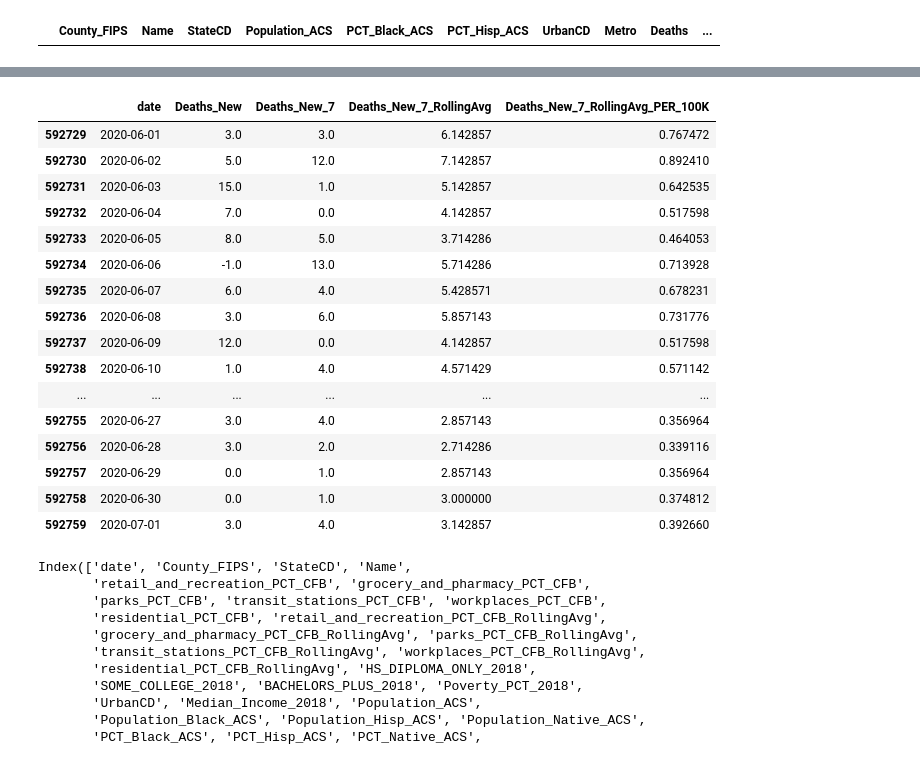
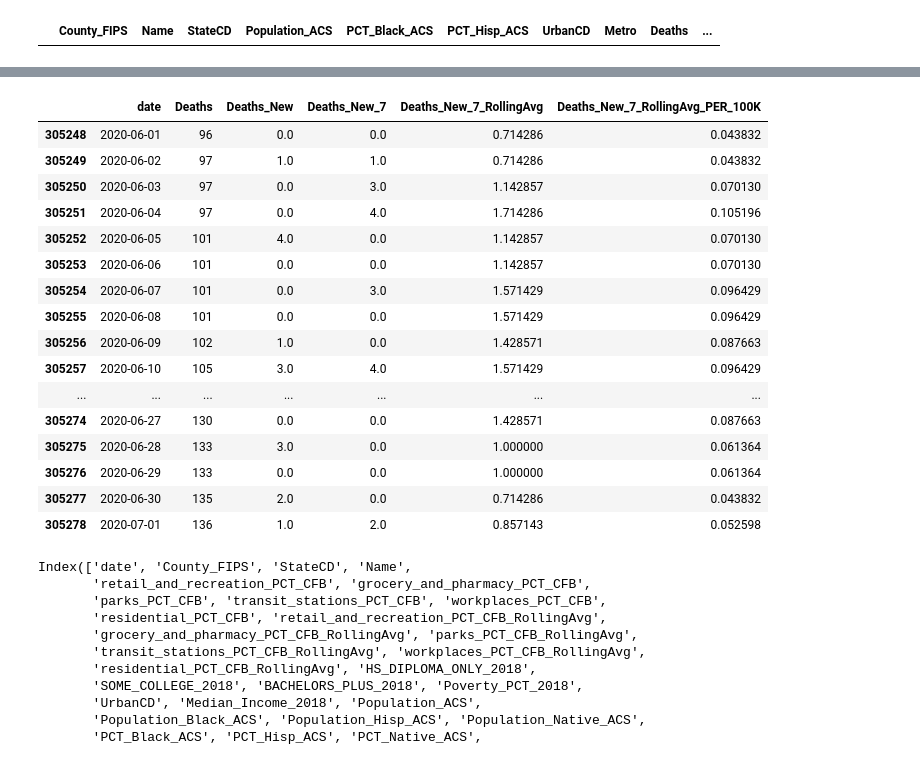
Before and after one commit to pballent/hia-covid, a Jupyter notebook: hia_covid_python_exploration/Combined_Data_Exploration.ipynb, the cells around one changed output, grey strips where cells are left out. Cells and saved outputs as stored; diff of their text form; code cells hidden in the pictures.

```diff
--- a/hia_covid_python_exploration/Combined_Data_Exploration.ipynb
+++ b/hia_covid_python_exploration/Combined_Data_Exploration.ipynb
@@ -11,7 +11,7 @@ combined = pd.read_csv(r"/Users/philip.ballentine/Documents/hia_covid_repo/hia_c
 # %%
 combined['date'] = combined['date'].astype("datetime64")
 # %%
-combined_sub = combined.drop(columns=['Unnamed: 0','Date','locationcol'])
+combined_sub = combined.drop(columns=['Unnamed: 0','Date','locationcol','Country/Region'])
 # %%
 list(combined_sub.columns)
 # %% [output]
@@ -39,5 +39,7 @@ county = combined_sub.groupby(["Name","State","County_FIPS"])[combined_sub.colum
 # %%
+county = combined_sub.groupby(["Name","State","County_FIPS","Region","Division"])[combined_sub.columns].max()
 county = pd.DataFrame(county) #.reset_index(inplace=True)
+county.reset_index(inplace=True)
 # %%
 county.reset_index(inplace=True)
 # %%
@@ -139,0 +164,18 @@ plt.show()
+# %%
+import random as random
+
+list_counties = list(county[county.Population_ACS >= 1000000].County_FIPS.unique())
+list_random = random.choices(list_counties, k=4)
+# %%
+for i in list_random:
+    bigh = combined_sub[combined_sub.County_FIPS == i]
+    bigh = bigh[bigh.date <= '2020-10-20']
+    bigh = bigh[bigh.date >= '2020-06-01']
+    name_county = bigh.Name.iloc[0]+' '+bigh.StateCD.iloc[0]
+    plt.figure(figsize=(12,3))
+    ax = sns.lineplot(x="date", y="Confirmed_New_RollingAvg_PER_100K", label="Confirmed", data=bigh)
+    ax2 = ax.twinx()
+    ax2 = sns.lineplot(x="date", y="Deaths_New_14_RollingAvg_PER_100K", label="Deaths", color='red', data=bigh)
+    ax2 = sns.lineplot(x="date", y="Deaths_New_7_RollingAvg_PER_100K", label="Deaths", color='orange', data=bigh)
+    plt.title("{x} county".format(x=name_county))
+    plt.show()
@@ -140,23 +221,23 @@ plt.show()
 # %%
-bigh[(bigh.date >= "2020-06-01") &(bigh.date <= "2020-07-01")][['date','Deaths_New','Deaths_New_7','Deaths_New_7_RollingAvg','Deaths_New_7_RollingAvg_PER_100K']]
+bigh[(bigh.date >= "2020-06-01") &(bigh.date <= "2020-07-01")][['date','Deaths','Deaths_New','Deaths_New_7','Deaths_New_7_RollingAvg','Deaths_New_7_RollingAvg_PER_100K']]
 # %% [output]
-|  | date | Deaths_New | Deaths_New_7 | Deaths_New_7_RollingAvg | Deaths_New_7_RollingAvg_PER_100K |
-| 592729 | 2020-06-01 | 3.0 | 3.0 | 6.142857 | 0.767472 |
-| 592730 | 2020-06-02 | 5.0 | 12.0 | 7.142857 | 0.892410 |
-| 592731 | 2020-06-03 | 15.0 | 1.0 | 5.142857 | 0.642535 |
-| 592732 | 2020-06-04 | 7.0 | 0.0 | 4.142857 | 0.517598 |
-| 592733 | 2020-06-05 | 8.0 | 5.0 | 3.714286 | 0.464053 |
-| 592734 | 2020-06-06 | -1.0 | 13.0 | 5.714286 | 0.713928 |
-| 592735 | 2020-06-07 | 6.0 | 4.0 | 5.428571 | 0.678231 |
-| 592736 | 2020-06-08 | 3.0 | 6.0 | 5.857143 | 0.731776 |
-| 592737 | 2020-06-09 | 12.0 | 0.0 | 4.142857 | 0.517598 |
-| 592738 | 2020-06-10 | 1.0 | 4.0 | 4.571429 | 0.571142 |
-| ... | ... | ... | ... | ... | ... |
-| 592755 | 2020-06-27 | 3.0 | 4.0 | 2.857143 | 0.356964 |
-| 592756 | 2020-06-28 | 3.0 | 2.0 | 2.714286 | 0.339116 |
-| 592757 | 2020-06-29 | 0.0 | 1.0 | 2.857143 | 0.356964 |
-| 592758 | 2020-06-30 | 0.0 | 1.0 | 3.000000 | 0.374812 |
-| 592759 | 2020-07-01 | 3.0 | 4.0 | 3.142857 | 0.392660 |
+|  | date | Deaths | Deaths_New | Deaths_New_7 | Deaths_New_7_RollingAvg | Deaths_New_7_RollingAvg_PER_100K |
+| 305248 | 2020-06-01 | 96 | 0.0 | 0.0 | 0.714286 | 0.043832 |
+| 305249 | 2020-06-02 | 97 | 1.0 | 1.0 | 0.714286 | 0.043832 |
+| 305250 | 2020-06-03 | 97 | 0.0 | 3.0 | 1.142857 | 0.070130 |
+| 305251 | 2020-06-04 | 97 | 0.0 | 4.0 | 1.714286 | 0.105196 |
+| 305252 | 2020-06-05 | 101 | 4.0 | 0.0 | 1.142857 | 0.070130 |
+| 305253 | 2020-06-06 | 101 | 0.0 | 0.0 | 1.142857 | 0.070130 |
+| 305254 | 2020-06-07 | 101 | 0.0 | 3.0 | 1.571429 | 0.096429 |
+| 305255 | 2020-06-08 | 101 | 0.0 | 0.0 | 1.571429 | 0.096429 |
+| 305256 | 2020-06-09 | 102 | 1.0 | 0.0 | 1.428571 | 0.087663 |
+| 305257 | 2020-06-10 | 105 | 3.0 | 4.0 | 1.571429 | 0.096429 |
+| ... | ... | ... | ... | ... | ... | ... |
+| 305274 | 2020-06-27 | 130 | 0.0 | 0.0 | 1.428571 | 0.087663 |
+| 305275 | 2020-06-28 | 133 | 3.0 | 0.0 | 1.000000 | 0.061364 |
+| 305276 | 2020-06-29 | 133 | 0.0 | 0.0 | 1.000000 | 0.061364 |
+| 305277 | 2020-06-30 | 135 | 2.0 | 0.0 | 0.714286 | 0.043832 |
+| 305278 | 2020-07-01 | 136 | 1.0 | 2.0 | 0.857143 | 0.052598 |
 # %%
 bigh.columns
 # %% [output]
```
Also changed, not shown: parts of 31 cells of this notebook, 3 other files.
